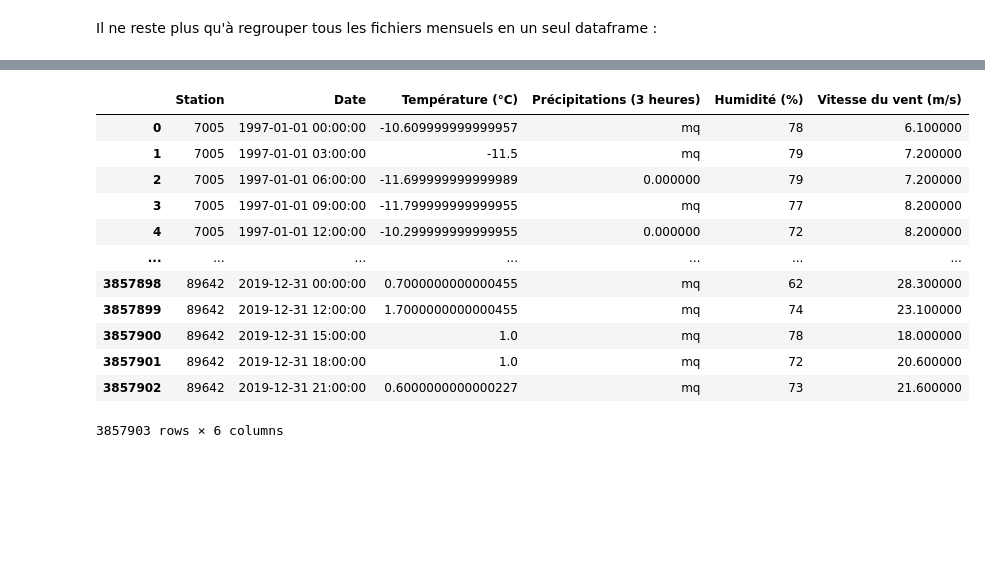
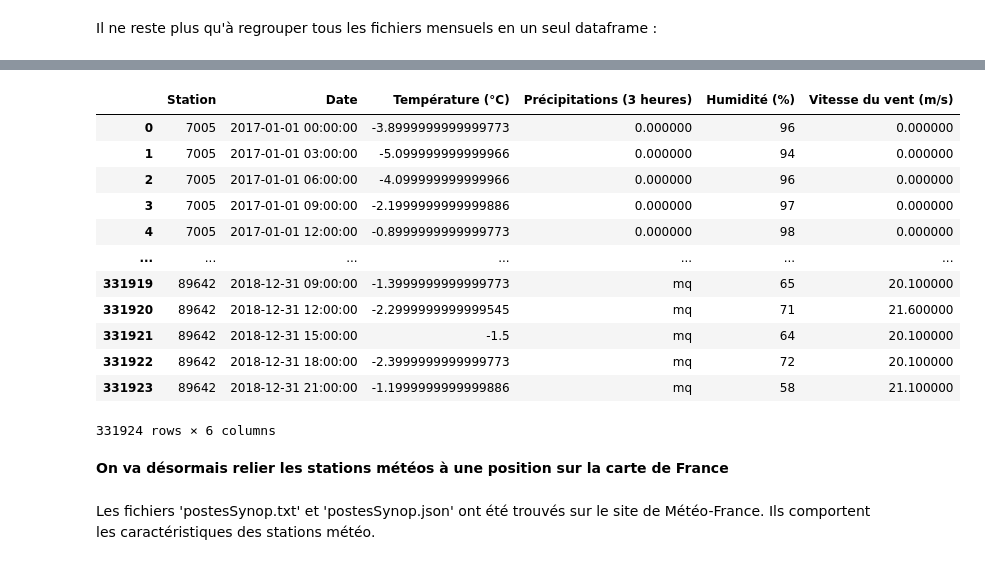
Before and after one commit to Theo-Clavel/feux_de_foret, a Jupyter notebook: main.ipynb, the cells around one changed output, grey strips where cells are left out. Cells and saved outputs as stored; diff of their text form; code cells hidden in the pictures; blank space fills up the shorter version.

```diff
--- a/main.ipynb
+++ b/main.ipynb
@@ -144,18 +125,22 @@ test.tail()
 #df_meteo.to_csv('data_meteo.csv', index = False)
 # %%
-df_meteo = pd.read_csv('data_meteo.csv')
+df_meteo = pd.read_csv('data_meteo_2ans.csv')
 df_meteo
 # %% [output]
 |  | Station | Date | Température (°C) | Précipitations (3 heures) | Humidité (%) | Vitesse du vent (m/s) |
-| 0 | 7005 | 1997-01-01 00:00:00 | -10.609999999999957 | mq | 78 | 6.100000 |
-| 1 | 7005 | 1997-01-01 03:00:00 | -11.5 | mq | 79 | 7.200000 |
-| 2 | 7005 | 1997-01-01 06:00:00 | -11.699999999999989 | 0.000000 | 79 | 7.200000 |
-| 3 | 7005 | 1997-01-01 09:00:00 | -11.799999999999955 | mq | 77 | 8.200000 |
-| 4 | 7005 | 1997-01-01 12:00:00 | -10.299999999999955 | 0.000000 | 72 | 8.200000 |
+| 0 | 7005 | 2017-01-01 00:00:00 | -3.8999999999999773 | 0.000000 | 96 | 0.000000 |
+| 1 | 7005 | 2017-01-01 03:00:00 | -5.099999999999966 | 0.000000 | 94 | 0.000000 |
+| 2 | 7005 | 2017-01-01 06:00:00 | -4.099999999999966 | 0.000000 | 96 | 0.000000 |
+| 3 | 7005 | 2017-01-01 09:00:00 | -2.1999999999999886 | 0.000000 | 97 | 0.000000 |
+| 4 | 7005 | 2017-01-01 12:00:00 | -0.8999999999999773 | 0.000000 | 98 | 0.000000 |
 | ... | ... | ... | ... | ... | ... | ... |
-| 3857898 | 89642 | 2019-12-31 00:00:00 | 0.7000000000000455 | mq | 62 | 28.300000 |
-| 3857899 | 89642 | 2019-12-31 12:00:00 | 1.7000000000000455 | mq | 74 | 23.100000 |
-| 3857900 | 89642 | 2019-12-31 15:00:00 | 1.0 | mq | 78 | 18.000000 |
-| 3857901 | 89642 | 2019-12-31 18:00:00 | 1.0 | mq | 72 | 20.600000 |
-| 3857902 | 89642 | 2019-12-31 21:00:00 | 0.6000000000000227 | mq | 73 | 21.600000 |
+| 331919 | 89642 | 2018-12-31 09:00:00 | -1.3999999999999773 | mq | 65 | 20.100000 |
+| 331920 | 89642 | 2018-12-31 12:00:00 | -2.2999999999999545 | mq | 71 | 21.600000 |
+| 331921 | 89642 | 2018-12-31 15:00:00 | -1.5 | mq | 64 | 20.100000 |
+| 331922 | 89642 | 2018-12-31 18:00:00 | -2.3999999999999773 | mq | 72 | 20.100000 |
+| 331923 | 89642 | 2018-12-31 21:00:00 | -1.1999999999999886 | mq | 58 | 21.100000 |
-3857903 rows × 6 columns
+331924 rows × 6 columns
+# %% [markdown]
+**On va désormais relier les stations météos à une position sur la carte de France**
+# %% [markdown]
+Les fichiers 'postesSynop.txt' et 'postesSynop.json' ont été trouvés sur le site de Météo-France. Ils comportent les caractéristiques des stations météo.
```
Also changed, not shown: parts of 29 cells of this notebook.
